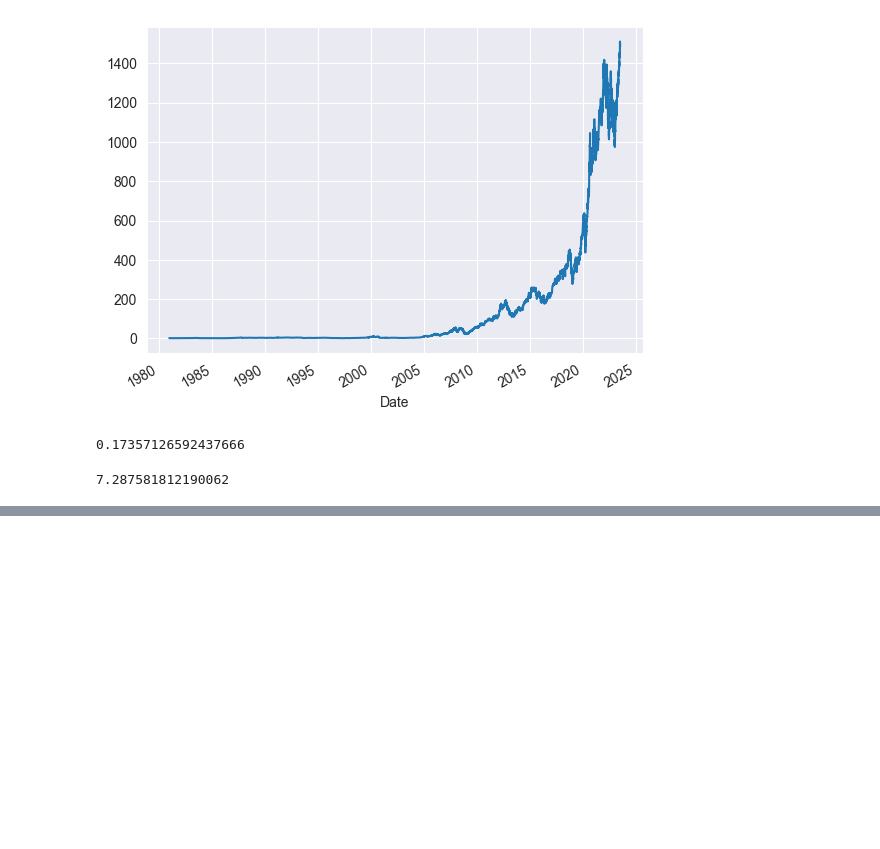
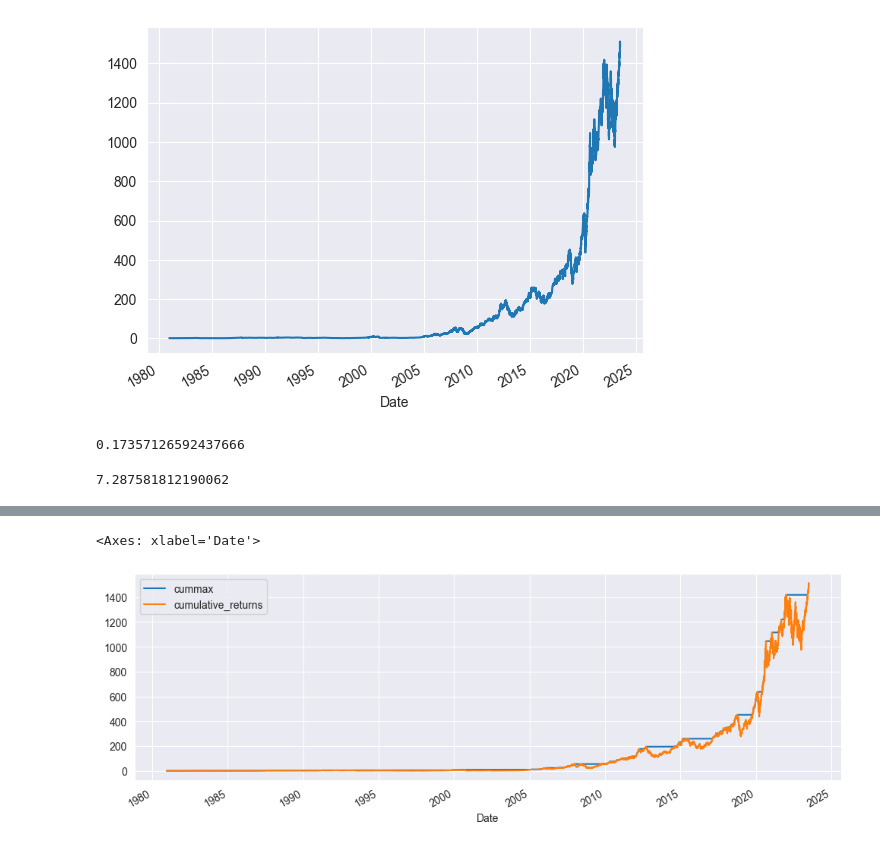
Before and after one commit to apolanco3225/Quant-Finance-Courses, a Jupyter notebook: Algoritmic Trading Bot/Tutorials (exercises)/Algo Trading.ipynb, the cells around one changed output, grey strips where cells are left out. Drawn from its saved outputs; the diff is of its cells as text; code cells hidden in the pictures; blank space fills up the shorter version.

```diff
--- a/Algoritmic Trading Bot/Tutorials (exercises)/Algo Trading.ipynb
+++ b/Algoritmic Trading Bot/Tutorials (exercises)/Algo Trading.ipynb
@@ -757,0 +760,3 @@ apple_df.daily_returns.std() * np.sqrt(255)
+# %%
+apple_df["cummax"] = apple_df.cumulative_returns.cummax()
+apple_df.head()
@@ -757,0 +771,5 @@ apple_df.daily_returns.std() * np.sqrt(255)
+# %%
+apple_df[["cummax", "cumulative_returns"]].plot(figsize=(12, 4))
+# %% [output]
+<Axes: xlabel='Date'>
+[figure, added]
```
Also changed, not shown: parts of 11 cells of this notebook.
